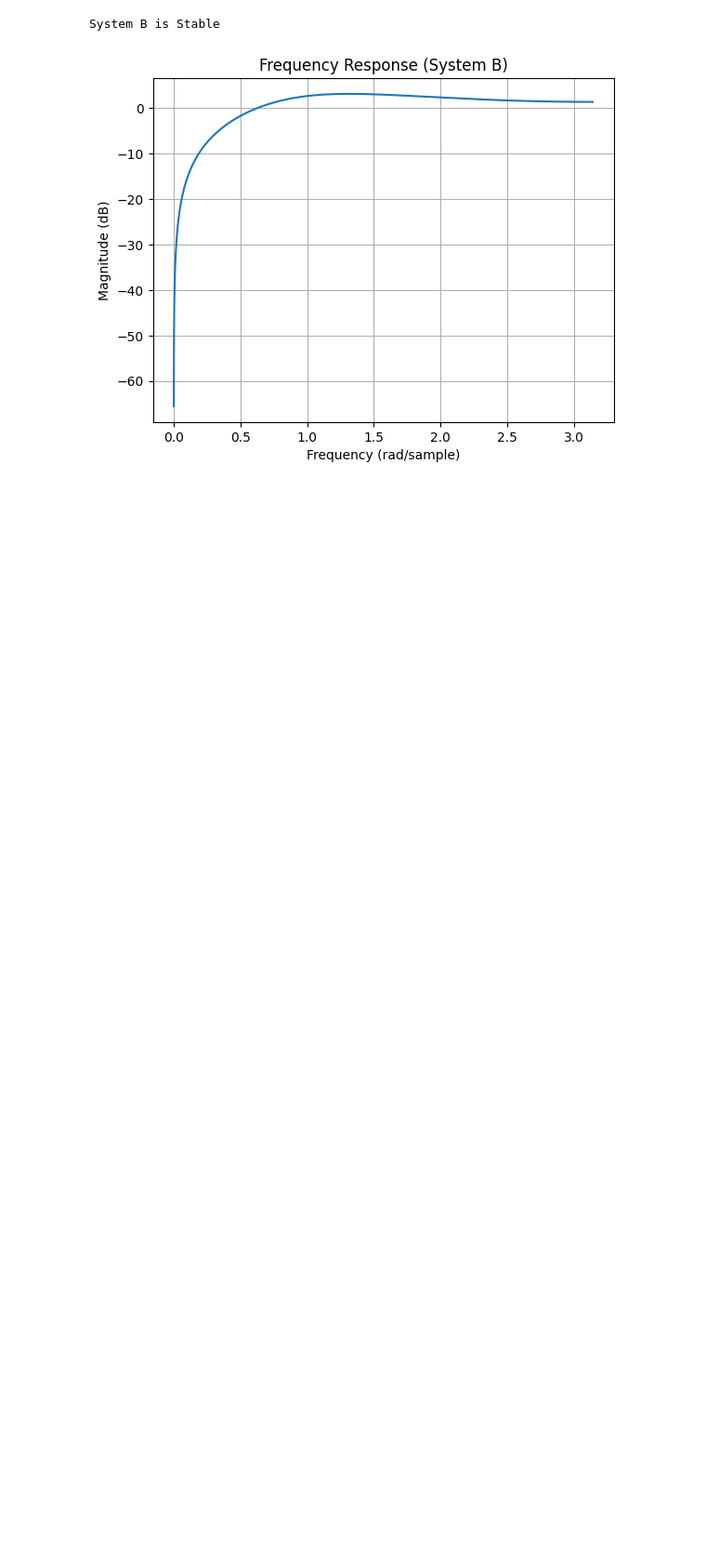
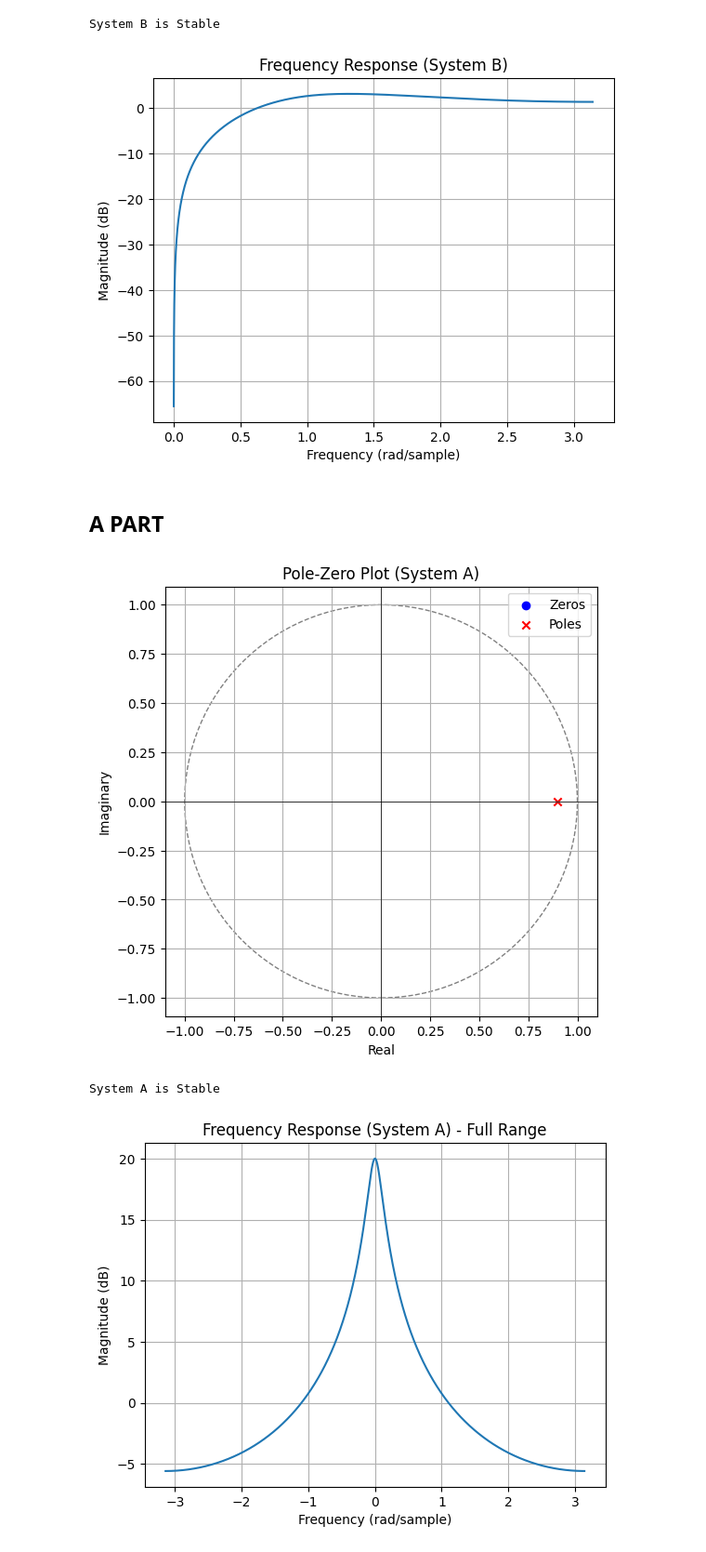
Before and after one commit to SultanaNawaz1460/Digital-Comunication-DC-, a Jupyter notebook: DspLabMidExam.ipynb, the cells around one changed output. Shown at 93% size. Saved outputs shown, nothing was run; the diff lists cells and outputs as text; code cells hidden in the pictures; blank space fills up the shorter version.

```diff
--- a/DspLabMidExam.ipynb
+++ b/DspLabMidExam.ipynb
@@ -134,3 +134,72 @@ freq_response_B()
 [figure]
 System B is Stable
 [figure]
+# %% [markdown]
+## A PART
+# %%
+import numpy as np
+import matplotlib.pyplot as plt
+import scipy.signal as signal
+
+def plot_pz_response_A():
+
+    num = [1]
+    den = [1, -0.9]
+
+
+    system = signal.dlti(num, den, dt=True)
+
+
+    poles = system.poles
+    zeros = system.zeros
+
+    # Plot Pole-Zero
+    plt.figure(figsize=(6, 6))
+    plt.scatter(np.real(zeros), np.imag(zeros), marker='o', color='blue', label='Zeros')
+    plt.scatter(np.real(poles), np.imag(poles), marker='x', color='red', label='Poles')
+
+    # Draw unit circle
+    unit_circle = plt.Circle((0, 0), 1, color='gray', fill=False, linestyle='--')
+    plt.gca().add_patch(unit_circle)
+
+    plt.axhline(0, color='black', lw=0.5)
+    plt.axvline(0, color='black', lw=0.5)
+    plt.xlabel("Real")
+    plt.ylabel("Imaginary")
+    plt.title("Pole-Zero Plot (System A)")
+    plt.grid()
+    plt.legend()
+    plt.axis("equal")
+    plt.show()
+
+    # Stability check
+    stable = all(np.abs(poles) < 1)
+    print("System A is", "Stable" if stable else "Unstable")
+
+def freq_response_A_full():
+
+    num = [1]
+    den = [1, -0.9]
+
+    # Create frequency range from -π to π
+    w = np.linspace(-np.pi, np.pi, 1024)
+
+    # Compute frequency response using freqz
+    w, h = signal.freqz(num, den, worN=w)
+
+    # Plot Magnitude Response
+    plt.figure()
+    plt.plot(w, 20 * np.log10(np.abs(h)))
+    plt.title("Frequency Response (System A) - Full Range")
+    plt.xlabel("Frequency (rad/sample)")
+    plt.ylabel("Magnitude (dB)")
+    plt.grid()
+    plt.show()
+
+
+plot_pz_response_A()
+freq_response_A_full()
+# %% [output]
+[figure, added]
+System A is Stable
+[figure, added]
```
Also changed, not shown: parts of 1 cell of this notebook.
